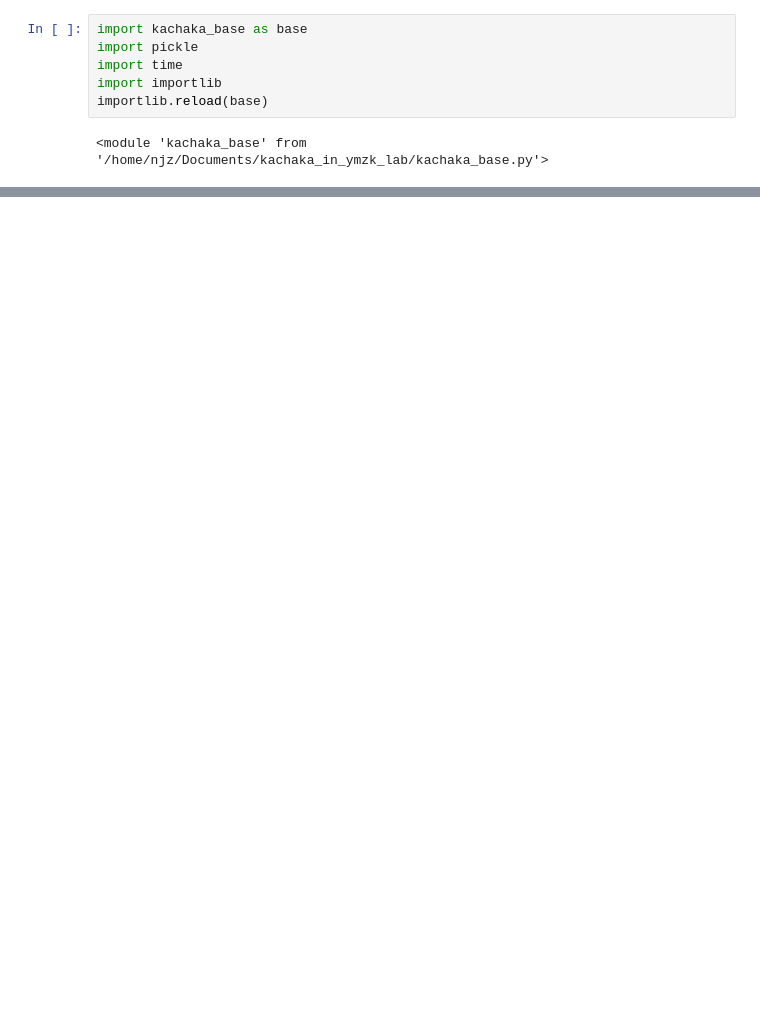
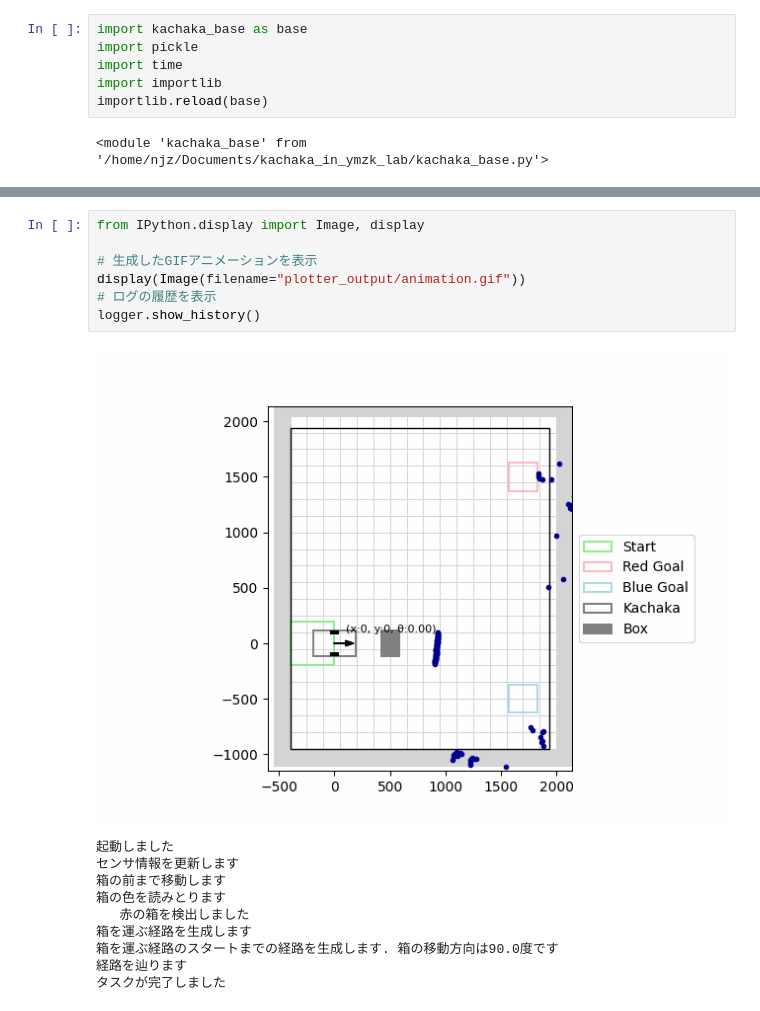
Before and after one commit to keisei4064/kachaka_in_ymzk_lab, a Jupyter notebook: virtual_kachaka.ipynb, the cells around one changed output, grey strips where cells are left out. Saved outputs shown, nothing was run; the diff lists cells and outputs as text; blank space fills up the shorter version.

```diff
--- a/virtual_kachaka.ipynb
+++ b/virtual_kachaka.ipynb
@@ -84 +109,19 @@ plotter.make_zip_package()
 タスクが完了しました
+# %%
+from IPython.display import Image, display
+
+# 生成したGIFアニメーションを表示
+display(Image(filename="plotter_output/animation.gif"))
+# ログの履歴を表示
+logger.show_history()
+# %% [output]
+[figure, added]
+起動しました
+センサ情報を更新します
+箱の前まで移動します
+箱の色を読みとります
+   赤の箱を検出しました
+箱を運ぶ経路を生成します
+箱を運ぶ経路のスタートまでの経路を生成します. 箱の移動方向は90.0度です
+経路を辿ります
+タスクが完了しました
```
Also changed, not shown: parts of 2 cells of this notebook, 2 other files.
